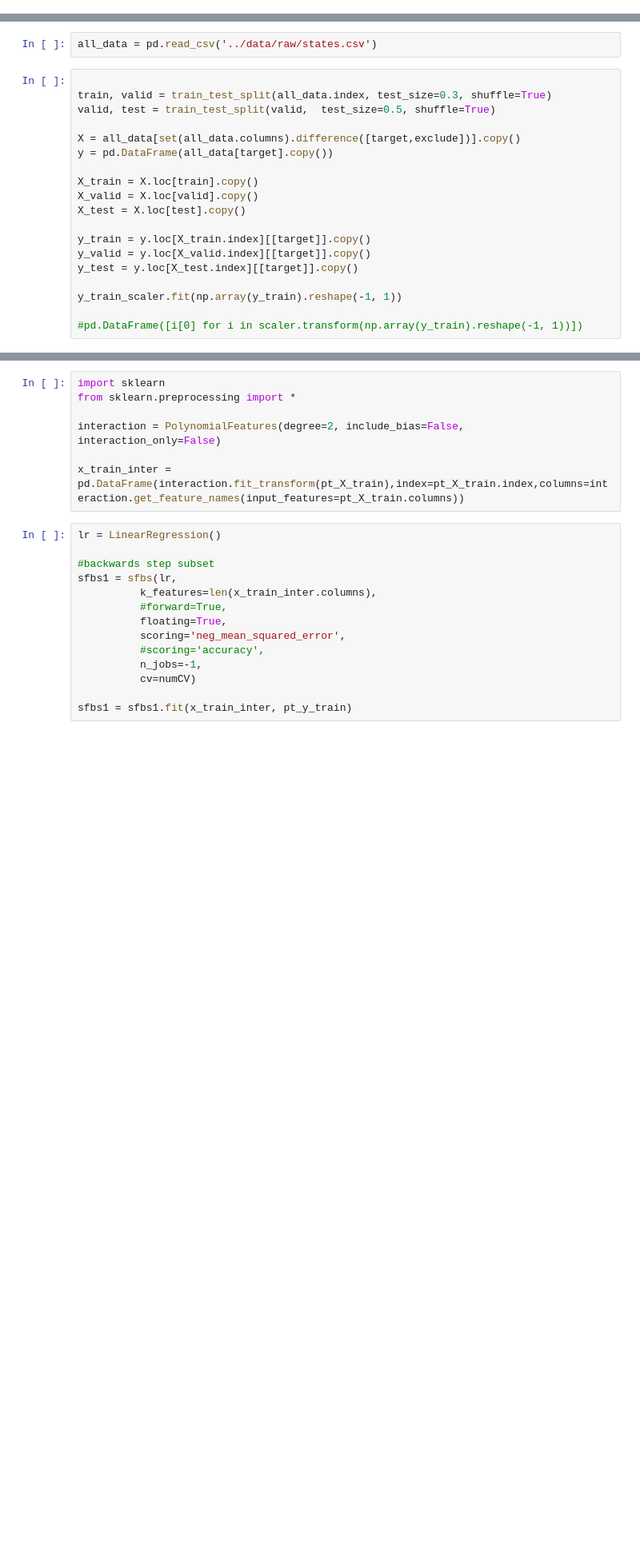
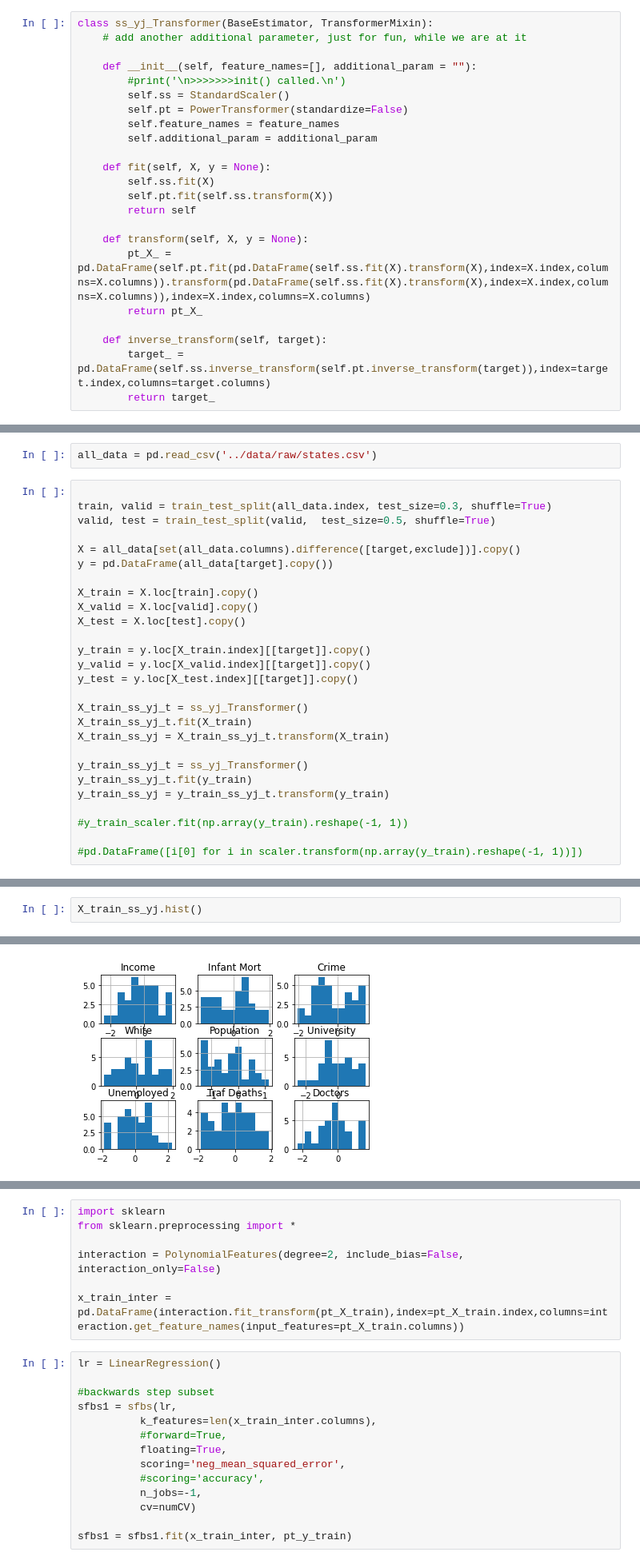
Before and after one commit to thistleknot/python-ml, a Jupyter notebook: code/Elastic and Sequential Comparisons.ipynb, the cells around one changed output, grey strips where cells are left out. Shown: that part at 80% size. Saved outputs shown, nothing was run; the diff lists cells and outputs as text; blank space fills up the shorter version.

Commit message:
customTransformer
working on a standardScaler Yeo-Johnson transformer
working on Qt5 Gui Apps

```diff
--- a/code/Elastic and Sequential Comparisons.ipynb
+++ b/code/Elastic and Sequential Comparisons.ipynb
@@ -50,6 +57,29 @@ if not sys.warnoptions:
 y_train_scaler = StandardScaler()
 x_train_inter_scaler = StandardScaler()
 zca = zca.ZCA()
+# %%
+class ss_yj_Transformer(BaseEstimator, TransformerMixin):
+    # add another additional parameter, just for fun, while we are at it
+
+    def __init__(self, feature_names=[], additional_param = ""):
+        #print('\n>>>>>>>init() called.\n')
+        self.ss = StandardScaler()
+        self.pt = PowerTransformer(standardize=False)
+        self.feature_names = feature_names
+        self.additional_param = additional_param
+
+    def fit(self, X, y = None):
+        self.ss.fit(X)
+        self.pt.fit(self.ss.transform(X))
+        return self
+
+    def transform(self, X, y = None):
+        pt_X_ = pd.DataFrame(self.pt.fit(pd.DataFrame(self.ss.fit(X).transform(X),index=X.index,columns=X.columns)).transform(pd.DataFrame(self.ss.fit(X).transform(X),index=X.index,columns=X.columns)),index=X.index,columns=X.columns)
+        return pt_X_
+
+    def inverse_transform(self, target):
+        target_ = pd.DataFrame(self.ss.inverse_transform(self.pt.inverse_transform(target)),index=target.index,columns=target.columns)
+        return target_
 # %%
 numCV = 5
 kfold = KFold(n_splits=numCV, shuffle=True)
@@ -109,6 +139,14 @@ y_train = y.loc[X_train.index][[target]].copy()
 y_valid = y.loc[X_valid.index][[target]].copy()
 y_test = y.loc[X_test.index][[target]].copy()
 
-y_train_scaler.fit(np.array(y_train).reshape(-1, 1))
+X_train_ss_yj_t = ss_yj_Transformer()
+X_train_ss_yj_t.fit(X_train)
+X_train_ss_yj = X_train_ss_yj_t.transform(X_train)
+
+y_train_ss_yj_t = ss_yj_Transformer()
+y_train_ss_yj_t.fit(y_train)
+y_train_ss_yj = y_train_ss_yj_t.transform(y_train)
+
+#y_train_scaler.fit(np.array(y_train).reshape(-1, 1))
 
 #pd.DataFrame([i[0] for i in scaler.transform(np.array(y_train).reshape(-1, 1))])
@@ -116,0 +153,3 @@ StandardScaler()
+# %%
+X_train_ss_yj.hist()
+# %% [output]
@@ -116,0 +165 @@ StandardScaler()
+[figure, added]
```
Also changed, not shown: parts of 34 cells of this notebook, 2 other files.
